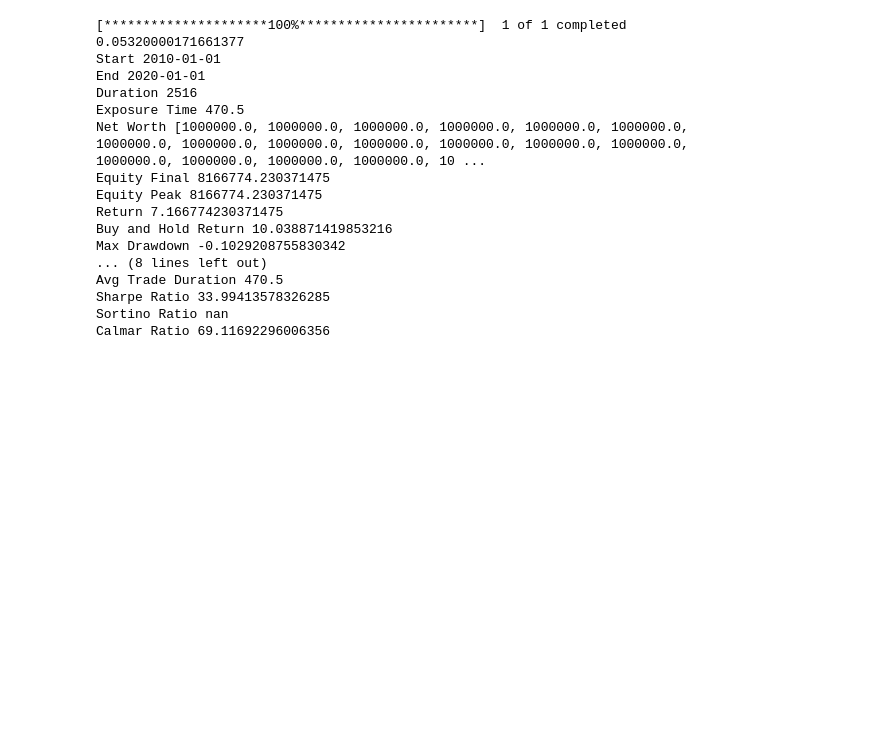
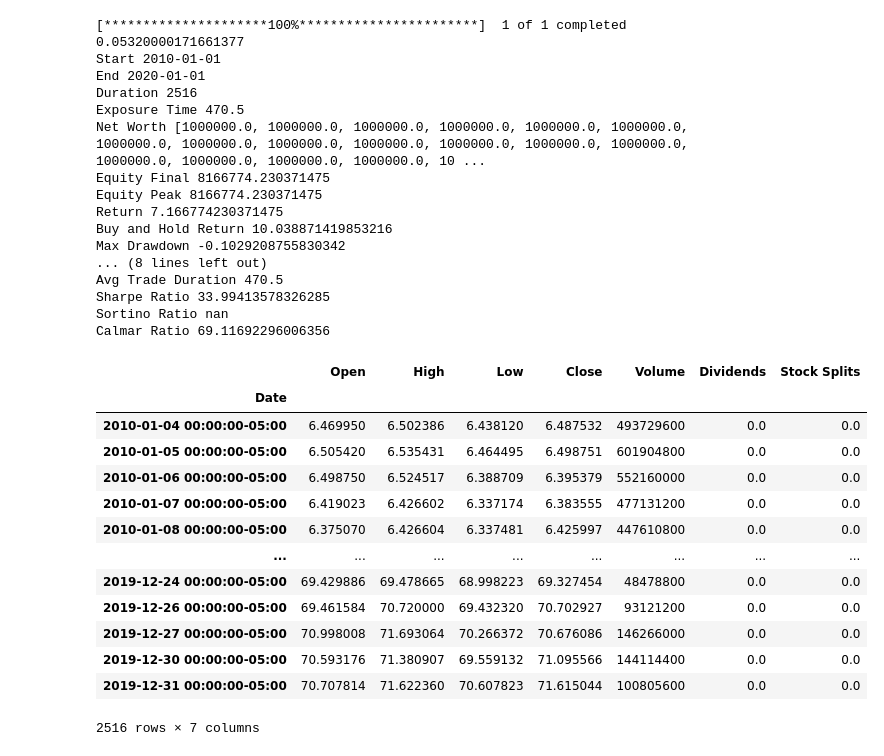
Before and after one commit to quantillinois/kronos, a Jupyter notebook: abhay.ipynb, the cells around one changed output. Saved outputs shown, nothing was run; the diff lists cells and outputs as text; code cells hidden in the pictures; blank space fills up the shorter version.

```diff
--- a/abhay.ipynb
+++ b/abhay.ipynb
@@ -186,3 +186,23 @@ Avg Trade Duration 470.5
 Sharpe Ratio 33.99413578326285
 Sortino Ratio nan
 Calmar Ratio 69.11692296006356
+# %%
+import yfinance as yf
+ticker = yf.Ticker('AAPL')
+data = ticker.history(start='2010-01-01', end='2020-01-01')
+display(data)
+# %% [output]
+|  | Open | High | Low | Close | Volume | Dividends | Stock Splits |
+| Date |  |  |  |  |  |  |  |
+| 2010-01-04 00:00:00-05:00 | 6.469950 | 6.502386 | 6.438120 | 6.487532 | 493729600 | 0.0 | 0.0 |
+| 2010-01-05 00:00:00-05:00 | 6.505420 | 6.535431 | 6.464495 | 6.498751 | 601904800 | 0.0 | 0.0 |
+| 2010-01-06 00:00:00-05:00 | 6.498750 | 6.524517 | 6.388709 | 6.395379 | 552160000 | 0.0 | 0.0 |
+| 2010-01-07 00:00:00-05:00 | 6.419023 | 6.426602 | 6.337174 | 6.383555 | 477131200 | 0.0 | 0.0 |
+| 2010-01-08 00:00:00-05:00 | 6.375070 | 6.426604 | 6.337481 | 6.425997 | 447610800 | 0.0 | 0.0 |
+| ... | ... | ... | ... | ... | ... | ... | ... |
+| 2019-12-24 00:00:00-05:00 | 69.429886 | 69.478665 | 68.998223 | 69.327454 | 48478800 | 0.0 | 0.0 |
+| 2019-12-26 00:00:00-05:00 | 69.461584 | 70.720000 | 69.432320 | 70.702927 | 93121200 | 0.0 | 0.0 |
+| 2019-12-27 00:00:00-05:00 | 70.998008 | 71.693064 | 70.266372 | 70.676086 | 146266000 | 0.0 | 0.0 |
+| 2019-12-30 00:00:00-05:00 | 70.593176 | 71.380907 | 69.559132 | 71.095566 | 144114400 | 0.0 | 0.0 |
+| 2019-12-31 00:00:00-05:00 | 70.707814 | 71.622360 | 70.607823 | 71.615044 | 100805600 | 0.0 | 0.0 |
+2516 rows × 7 columns
```
Also changed, not shown: 2 other files.
